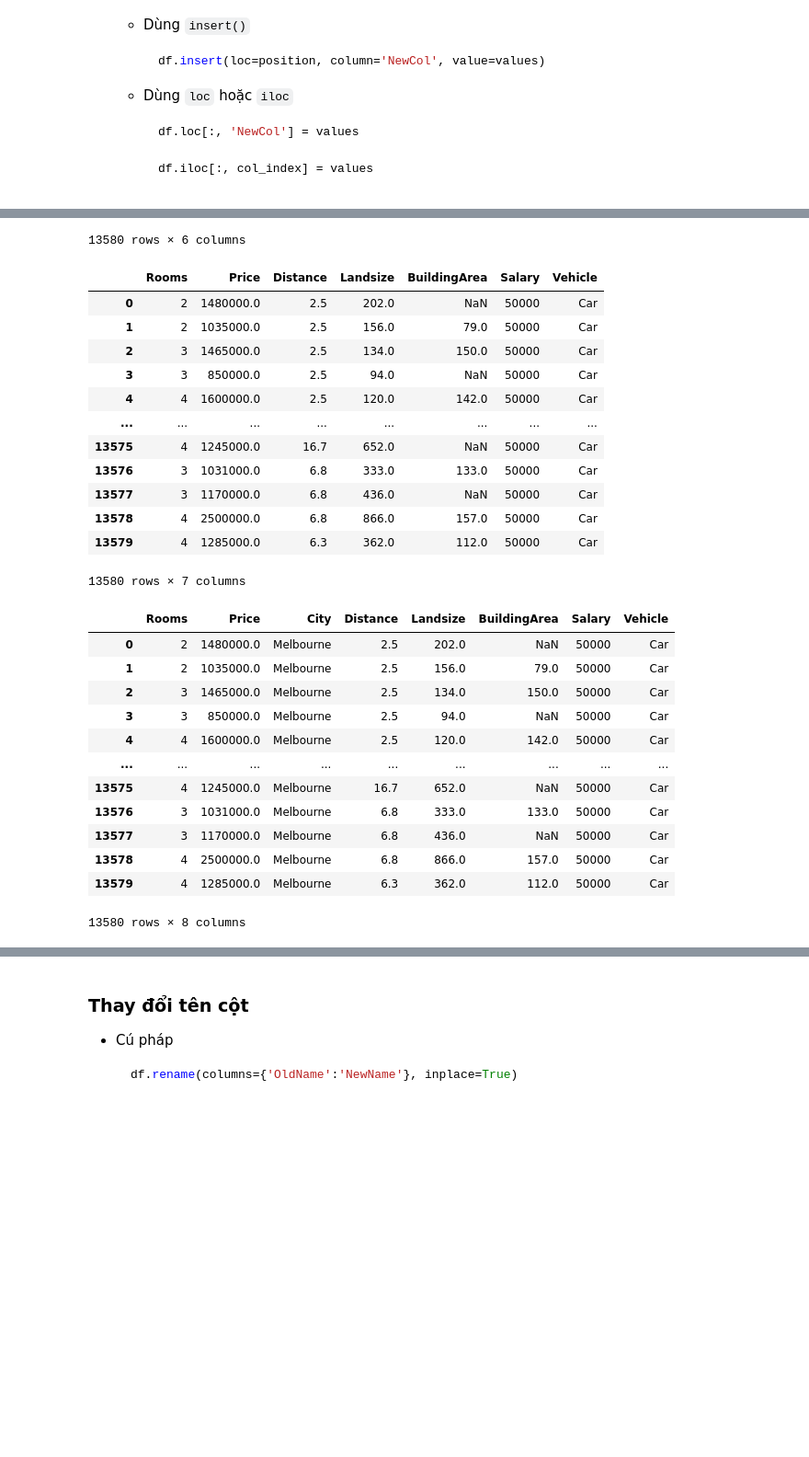
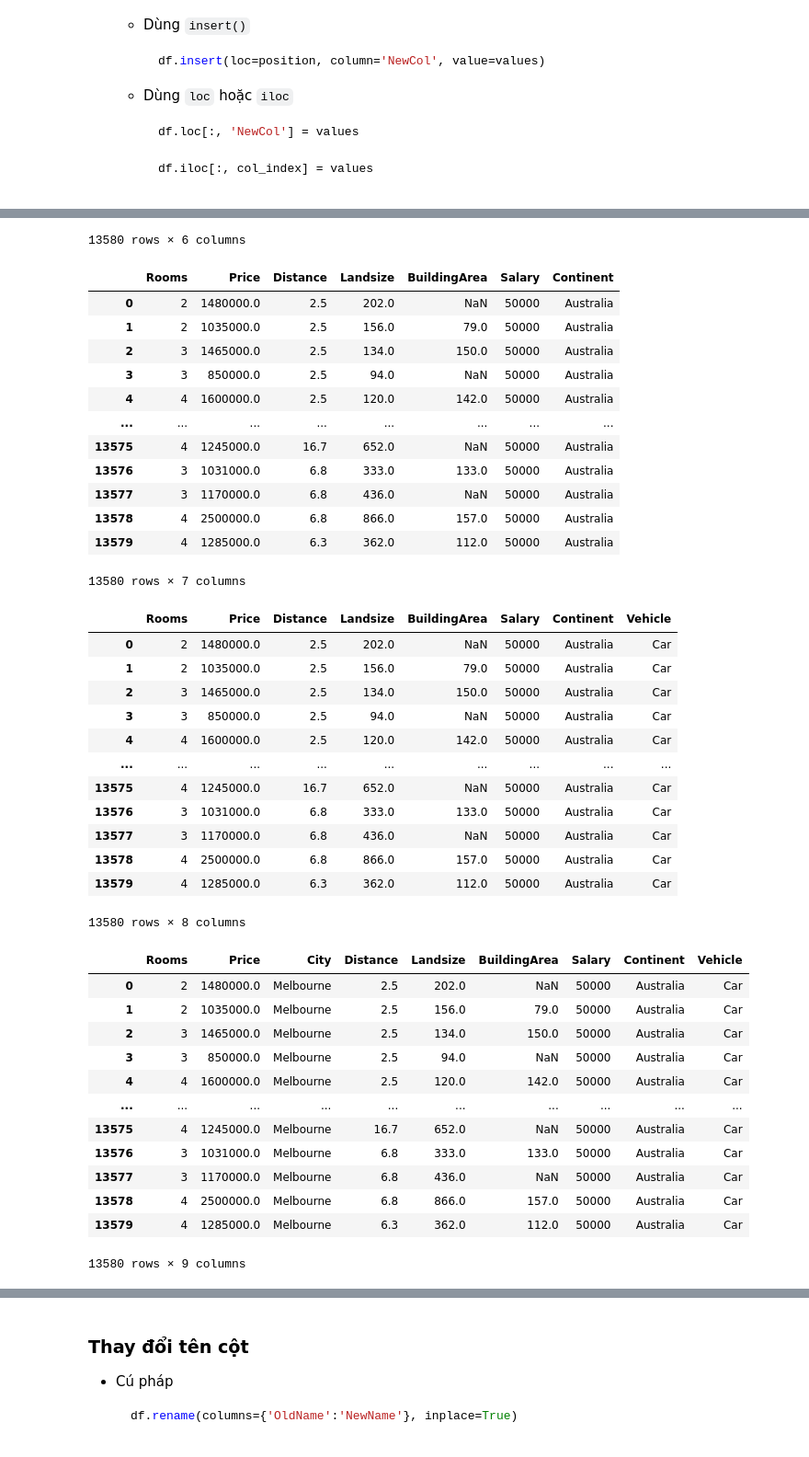
Before and after one commit to 0402anhhuy/Basic-Pandas, a Jupyter notebook: Pandas.ipynb, the cells around one changed output, grey strips where cells are left out. Shown at 92% size. Cells and saved outputs as stored; diff of their text form; code cells hidden in the pictures; blank space fills up the shorter version.

````diff
--- a/Pandas.ipynb
+++ b/Pandas.ipynb
@@ -78,7 +78,7 @@ display(df_indexes)
     - **usecols**: cột cần đọc
     - **dtype**: kiểu dữ liệu các cột
 # %%
-df = pd.read_csv('Week1/melb_data.csv', usecols=['Rooms', 'Distance', 'Landsize', 'BuildingArea', 'Price'])
+df = pd.read_csv('melb_data.csv', usecols=['Rooms', 'Distance', 'Landsize', 'BuildingArea', 'Price'])
 df.head()
 # %% [output]
 |  | Rooms | Price | Distance | Landsize | BuildingArea |
@@ -333,53 +333,69 @@ Rooms and Price
         ```
 # %%
 df['Salary'] = 50000
+display(df)
+
+df['Continent'] = 'Australia'
 display(df)
 
 df = df.assign(Vehicle='Car')
 display(df)
 
 df.insert(2, 'City', 'Melbourne')
 display(df)
 # %% [output]
 |  | Rooms | Price | Distance | Landsize | BuildingArea | Salary |
 | 0 | 2 | 1480000.0 | 2.5 | 202.0 | NaN | 50000 |
 | 1 | 2 | 1035000.0 | 2.5 | 156.0 | 79.0 | 50000 |
 | 2 | 3 | 1465000.0 | 2.5 | 134.0 | 150.0 | 50000 |
 | 3 | 3 | 850000.0 | 2.5 | 94.0 | NaN | 50000 |
 | 4 | 4 | 1600000.0 | 2.5 | 120.0 | 142.0 | 50000 |
 | ... | ... | ... | ... | ... | ... | ... |
 | 13575 | 4 | 1245000.0 | 16.7 | 652.0 | NaN | 50000 |
 | 13576 | 3 | 1031000.0 | 6.8 | 333.0 | 133.0 | 50000 |
 | 13577 | 3 | 1170000.0 | 6.8 | 436.0 | NaN | 50000 |
 | 13578 | 4 | 2500000.0 | 6.8 | 866.0 | 157.0 | 50000 |
 | 13579 | 4 | 1285000.0 | 6.3 | 362.0 | 112.0 | 50000 |
 13580 rows × 6 columns
-|  | Rooms | Price | Distance | Landsize | BuildingArea | Salary | Vehicle |
-| 0 | 2 | 1480000.0 | 2.5 | 202.0 | NaN | 50000 | Car |
-| 1 | 2 | 1035000.0 | 2.5 | 156.0 | 79.0 | 50000 | Car |
-| 2 | 3 | 1465000.0 | 2.5 | 134.0 | 150.0 | 50000 | Car |
-| 3 | 3 | 850000.0 | 2.5 | 94.0 | NaN | 50000 | Car |
-| 4 | 4 | 1600000.0 | 2.5 | 120.0 | 142.0 | 50000 | Car |
+|  | Rooms | Price | Distance | Landsize | BuildingArea | Salary | Continent |
+| 0 | 2 | 1480000.0 | 2.5 | 202.0 | NaN | 50000 | Australia |
+| 1 | 2 | 1035000.0 | 2.5 | 156.0 | 79.0 | 50000 | Australia |
+| 2 | 3 | 1465000.0 | 2.5 | 134.0 | 150.0 | 50000 | Australia |
+| 3 | 3 | 850000.0 | 2.5 | 94.0 | NaN | 50000 | Australia |
+| 4 | 4 | 1600000.0 | 2.5 | 120.0 | 142.0 | 50000 | Australia |
 | ... | ... | ... | ... | ... | ... | ... | ... |
-| 13575 | 4 | 1245000.0 | 16.7 | 652.0 | NaN | 50000 | Car |
-| 13576 | 3 | 1031000.0 | 6.8 | 333.0 | 133.0 | 50000 | Car |
-| 13577 | 3 | 1170000.0 | 6.8 | 436.0 | NaN | 50000 | Car |
-| 13578 | 4 | 2500000.0 | 6.8 | 866.0 | 157.0 | 50000 | Car |
-| 13579 | 4 | 1285000.0 | 6.3 | 362.0 | 112.0 | 50000 | Car |
+| 13575 | 4 | 1245000.0 | 16.7 | 652.0 | NaN | 50000 | Australia |
+| 13576 | 3 | 1031000.0 | 6.8 | 333.0 | 133.0 | 50000 | Australia |
+| 13577 | 3 | 1170000.0 | 6.8 | 436.0 | NaN | 50000 | Australia |
+| 13578 | 4 | 2500000.0 | 6.8 | 866.0 | 157.0 | 50000 | Australia |
+| 13579 | 4 | 1285000.0 | 6.3 | 362.0 | 112.0 | 50000 | Australia |
 13580 rows × 7 columns
-|  | Rooms | Price | City | Distance | Landsize | BuildingArea | Salary | Vehicle |
-| 0 | 2 | 1480000.0 | Melbourne | 2.5 | 202.0 | NaN | 50000 | Car |
-| 1 | 2 | 1035000.0 | Melbourne | 2.5 | 156.0 | 79.0 | 50000 | Car |
-| 2 | 3 | 1465000.0 | Melbourne | 2.5 | 134.0 | 150.0 | 50000 | Car |
-| 3 | 3 | 850000.0 | Melbourne | 2.5 | 94.0 | NaN | 50000 | Car |
-| 4 | 4 | 1600000.0 | Melbourne | 2.5 | 120.0 | 142.0 | 50000 | Car |
+|  | Rooms | Price | Distance | Landsize | BuildingArea | Salary | Continent | Vehicle |
+| 0 | 2 | 1480000.0 | 2.5 | 202.0 | NaN | 50000 | Australia | Car |
+| 1 | 2 | 1035000.0 | 2.5 | 156.0 | 79.0 | 50000 | Australia | Car |
+| 2 | 3 | 1465000.0 | 2.5 | 134.0 | 150.0 | 50000 | Australia | Car |
+| 3 | 3 | 850000.0 | 2.5 | 94.0 | NaN | 50000 | Australia | Car |
+| 4 | 4 | 1600000.0 | 2.5 | 120.0 | 142.0 | 50000 | Australia | Car |
 | ... | ... | ... | ... | ... | ... | ... | ... | ... |
-| 13575 | 4 | 1245000.0 | Melbourne | 16.7 | 652.0 | NaN | 50000 | Car |
-| 13576 | 3 | 1031000.0 | Melbourne | 6.8 | 333.0 | 133.0 | 50000 | Car |
-| 13577 | 3 | 1170000.0 | Melbourne | 6.8 | 436.0 | NaN | 50000 | Car |
-| 13578 | 4 | 2500000.0 | Melbourne | 6.8 | 866.0 | 157.0 | 50000 | Car |
-| 13579 | 4 | 1285000.0 | Melbourne | 6.3 | 362.0 | 112.0 | 50000 | Car |
+| 13575 | 4 | 1245000.0 | 16.7 | 652.0 | NaN | 50000 | Australia | Car |
+| 13576 | 3 | 1031000.0 | 6.8 | 333.0 | 133.0 | 50000 | Australia | Car |
+| 13577 | 3 | 1170000.0 | 6.8 | 436.0 | NaN | 50000 | Australia | Car |
+| 13578 | 4 | 2500000.0 | 6.8 | 866.0 | 157.0 | 50000 | Australia | Car |
+| 13579 | 4 | 1285000.0 | 6.3 | 362.0 | 112.0 | 50000 | Australia | Car |
 13580 rows × 8 columns
+|  | Rooms | Price | City | Distance | Landsize | BuildingArea | Salary | Continent | Vehicle |
+| 0 | 2 | 1480000.0 | Melbourne | 2.5 | 202.0 | NaN | 50000 | Australia | Car |
+| 1 | 2 | 1035000.0 | Melbourne | 2.5 | 156.0 | 79.0 | 50000 | Australia | Car |
+| 2 | 3 | 1465000.0 | Melbourne | 2.5 | 134.0 | 150.0 | 50000 | Australia | Car |
+| 3 | 3 | 850000.0 | Melbourne | 2.5 | 94.0 | NaN | 50000 | Australia | Car |
+| 4 | 4 | 1600000.0 | Melbourne | 2.5 | 120.0 | 142.0 | 50000 | Australia | Car |
+| ... | ... | ... | ... | ... | ... | ... | ... | ... | ... |
+| 13575 | 4 | 1245000.0 | Melbourne | 16.7 | 652.0 | NaN | 50000 | Australia | Car |
+| 13576 | 3 | 1031000.0 | Melbourne | 6.8 | 333.0 | 133.0 | 50000 | Australia | Car |
+| 13577 | 3 | 1170000.0 | Melbourne | 6.8 | 436.0 | NaN | 50000 | Australia | Car |
+| 13578 | 4 | 2500000.0 | Melbourne | 6.8 | 866.0 | 157.0 | 50000 | Australia | Car |
+| 13579 | 4 | 1285000.0 | Melbourne | 6.3 | 362.0 | 112.0 | 50000 | Australia | Car |
+13580 rows × 9 columns
 # %% [markdown]
 ### Xóa cột/dòng
 - Cú pháp
````
Also changed, not shown: parts of 10 cells of this notebook.
